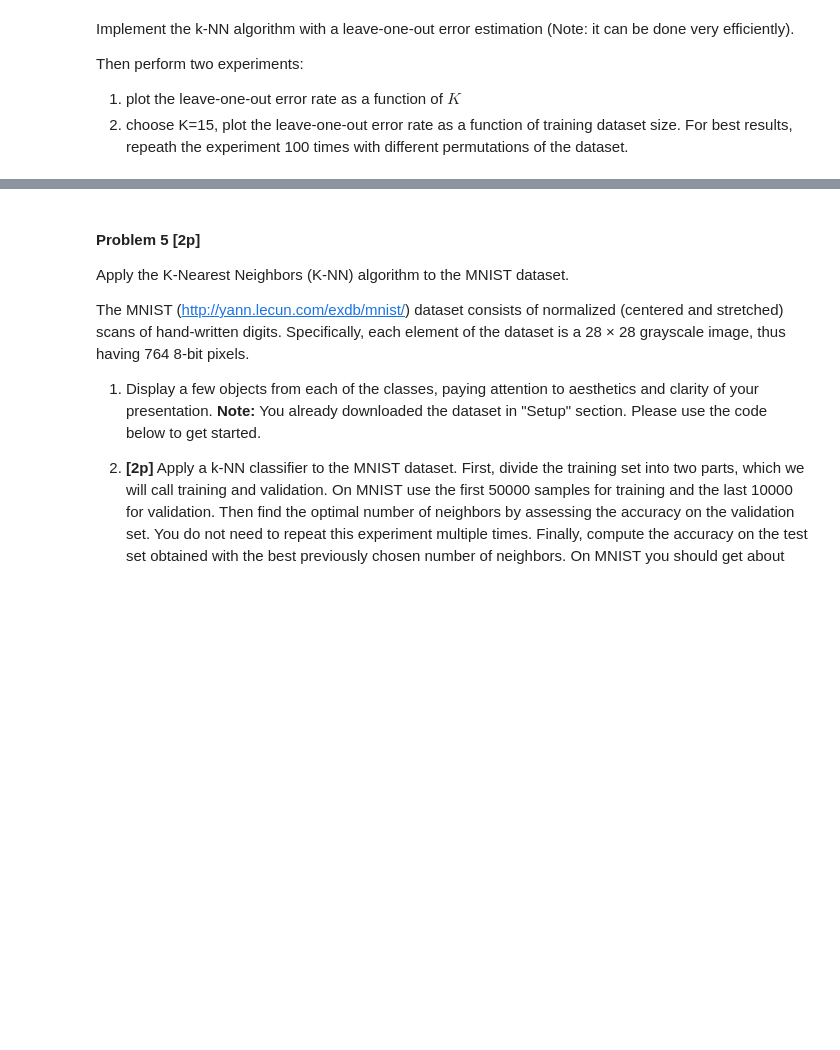
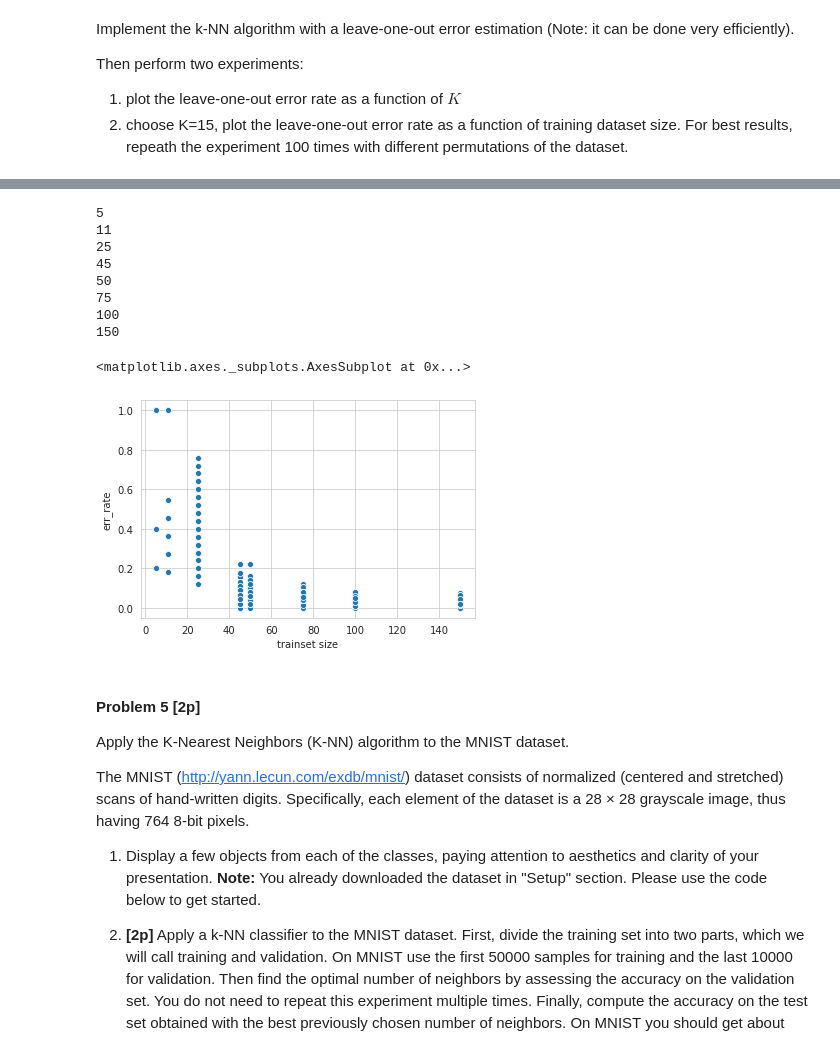
Before and after one commit to mksyposz/ml_uwr, a Jupyter notebook: assignment1/Assignment1.ipynb, the cells around one changed output, grey strips where cells are left out. Saved outputs shown, nothing was run; the diff lists cells and outputs as text; code cells hidden in the pictures; blank space fills up the shorter version.

```diff
--- a/assignment1/Assignment1.ipynb
+++ b/assignment1/Assignment1.ipynb
@@ -611,3 +616,27 @@ Then perform two experiments:
+# %%
+errs_list = []
+for i in [5, 11, 25, 45, 50, 75, 100, 150]:
+    print(i)
+    for rep in range(100):
+        train_idx = np.random.randint(150, size=i)
+        errs = leave_one_out(iris_x[train_idx], iris_y[train_idx], [15])
+        df = {'trainset size': i, 'err_rate': errs[15]/i}
+        #print(df)
+        errs_list.append(df)
+
+results_df = pd.DataFrame(errs_list)
+sns.scatterplot(x="trainset size", y="err_rate", data = results_df)
+# %% [output]
+5
+11
+25
+45
+50
+75
+100
+150
+<matplotlib.axes._subplots.AxesSubplot at 0x...>
+[figure, added]
 # %% [markdown]
 #### Problem 5 [2p]
 
```
Also changed, not shown: parts of 16 cells of this notebook.
